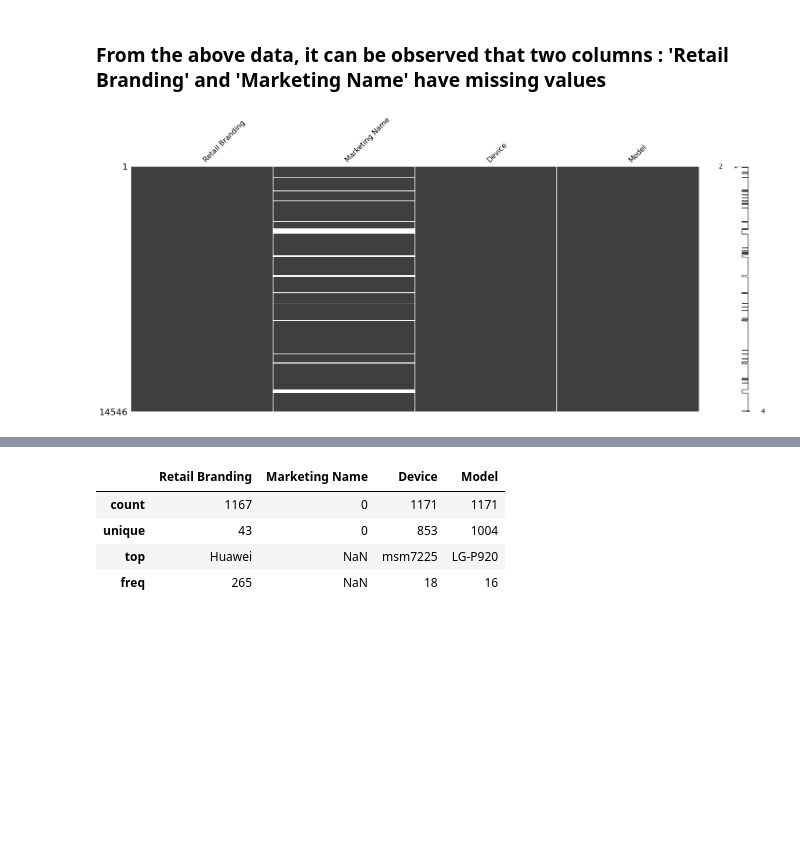
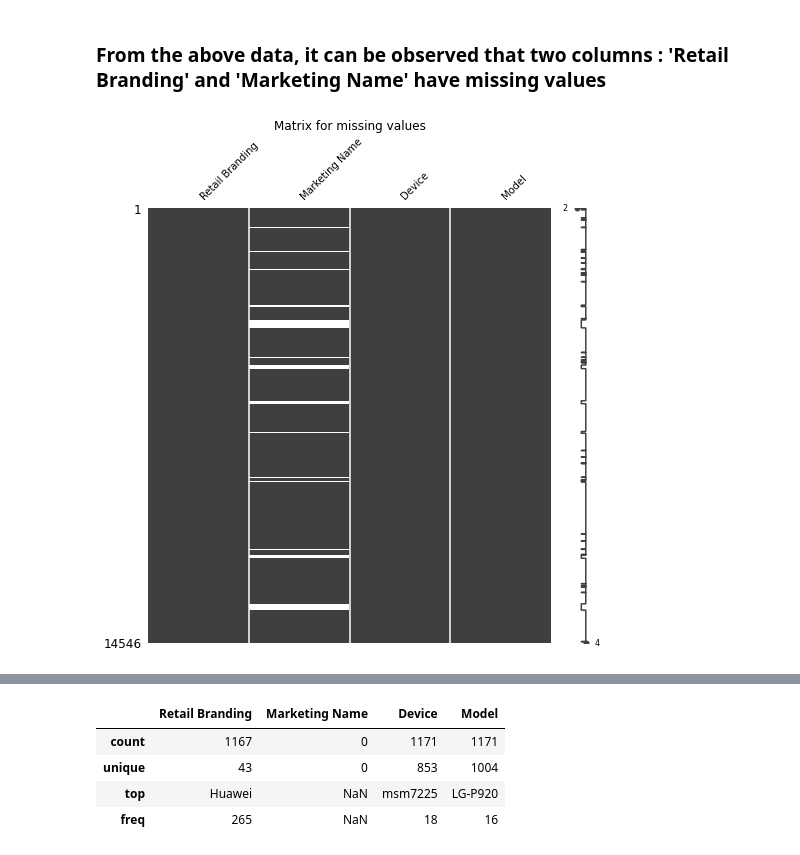
Before and after one commit to iamthevabs/UCDPA_VAIBHAVSRIVASTAVA, a Jupyter notebook: Project_Notebook.ipynb, the cells around one changed output, grey strips where cells are left out. Drawn from its saved outputs; the diff is of its cells as text; code cells hidden in the pictures; blank space fills up the shorter version.

```diff
--- a/Project_Notebook.ipynb
+++ b/Project_Notebook.ipynb
@@ -607,10 +642,11 @@ dtype: int64
 # %% [markdown]
 ### From the above data, it can be observed that two columns : 'Retail Branding' and 'Marketing Name' have missing values
 # %%
-msno.matrix(df_device)
+msno.matrix(df_device,figsize=(8,8),fontsize=10)
+plt.title('Matrix for missing values')
 plt.show()
 # %% [output]
-[figure, old version]
+[figure, new version]
 # %%
 df_missing=df_device[df_device['Marketing Name'].isna()]
 # %%
```
Also changed, not shown: parts of 12 cells of this notebook.
